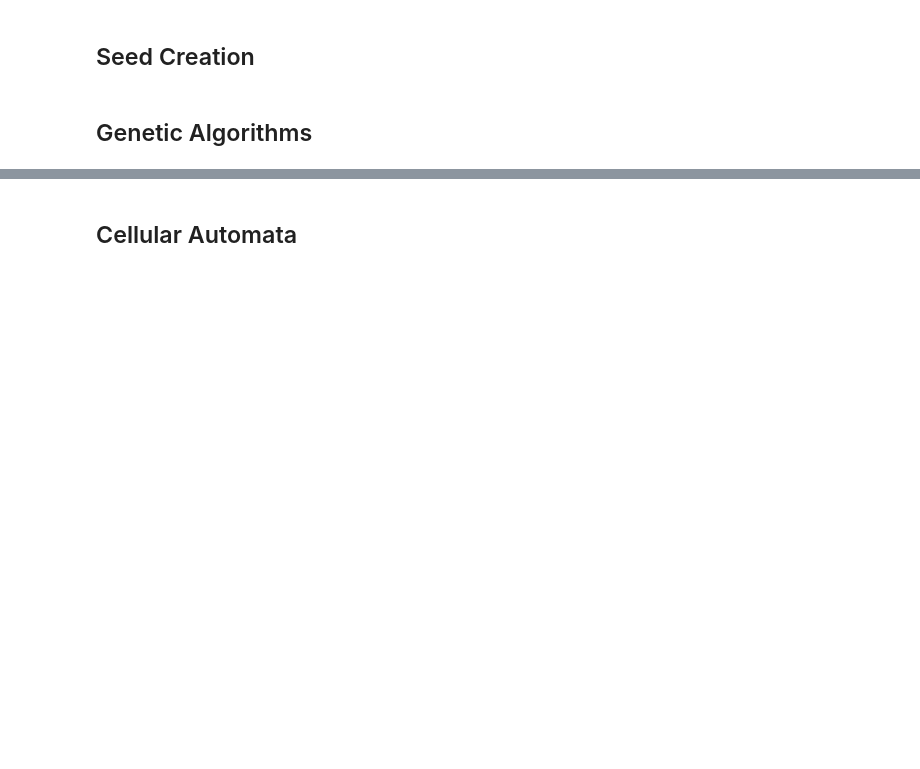
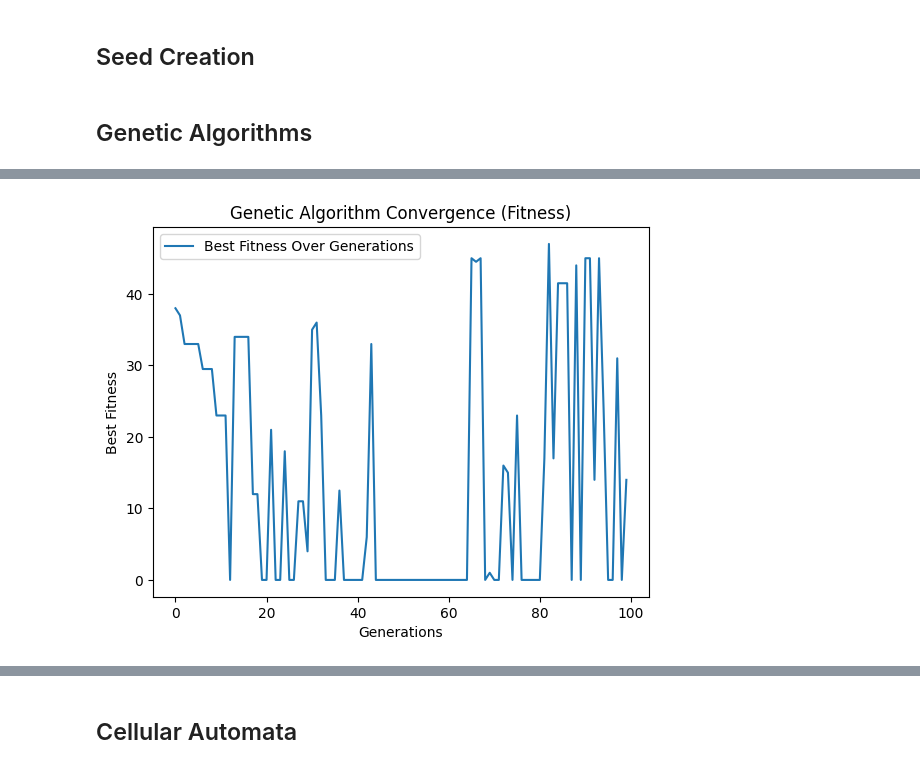
Before and after one commit to Emir515/Self-Organizing-Systems-Assignment-1, a Jupyter notebook: Self_organized_system_CS.ipynb, the cells around one changed output, grey strips where cells are left out. Cells and saved outputs as stored; diff of their text form; code cells hidden in the pictures; blank space fills up the shorter version.

Commit message:
GA, CA, and ACO algorithms added

```diff
--- a/Self_organized_system_CS.ipynb
+++ b/Self_organized_system_CS.ipynb
@@ -119,0 +144,82 @@ Best Score (Demand Fulfillment - Waste): 35
+# %%
+# Measure runtime for different population sizes
+pop_sizes = [50, 100, 200]  # Example population sizes
+num_generations = 100  # Fixed number of generations
+genetic_results = []
+
+for pop_size in pop_sizes:
+    start_time = time.time()
+    best_solution, best_fitness = genetic_algorithm(data, pop_size, num_generations)
+    end_time = time.time()
+    runtime = end_time - start_time
+    genetic_results.append({
+        'Population Size': pop_size,
+        'Runtime (s)': runtime,
+        'Best Solution': best_solution,
+        'Best Fitness': best_fitness
+    })
+
+# Display results for runtime comparison in Genetic Algorithm
+for result in genetic_results:
+    print(f"Population Size: {result['Population Size']}, Runtime: {result['Runtime (s)']}s, Best Solution: {result['Best Solution']}, Best Fitness: {result['Best Fitness']}")
+
+# Convergence tracking for a fixed population size
+pop_size = 100  # Choose one population size for detailed analysis
+fitness_over_generations = []
+fulfillment_over_generations = []
+waste_over_generations = []
+
+# Initialize population and run GA, tracking fulfillment and waste over generations
+population = initialize_population(pop_size, data['demand_lengths'], data['stock_length'])
+
+for generation in range(num_generations):
+    fitness_scores = [fitness(individual, data['demand_lengths'], data['demand_quantities'], data['stock_length']) for individual in population]
+
+    # Record best fitness and fulfillment in the current generation
+    best_individual = max(population, key=lambda ind: fitness(ind, data['demand_lengths'], data['demand_quantities'], data['stock_length']))
+    best_fitness = fitness(best_individual, data['demand_lengths'], data['demand_quantities'], data['stock_length'])
+    fitness_over_generations.append(best_fitness)
+
+    # Calculate fulfillment and waste based on best individual
+    total_used = sum([ind * length for ind, length in zip(best_individual, data['demand_lengths'])])
+    total_waste = max(0, data['stock_length'] - total_used)
+    total_fulfillment = [min(best_individual[i], data['demand_quantities'][i]) for i in range(len(data['demand_lengths']))]
+    fulfillment_over_generations.append(sum(total_fulfillment))
+    waste_over_generations.append(total_waste)
+
+    # Update population for the next generation
+    new_population = []
+    for _ in range(pop_size // 2):
+        parent1 = selection(population, fitness_scores)
+        parent2 = selection(population, fitness_scores)
+        child1, child2 = crossover(parent1, parent2)
+        mutate(child1, data['demand_lengths'], data['stock_length'])
+        mutate(child2, data['demand_lengths'], data['stock_length'])
+        new_population.extend([child1, child2])
+    population = new_population
+
+# Plot fitness, fulfillment, and waste over generations
+plt.figure()
+plt.plot(range(num_generations), fitness_over_generations, label="Best Fitness Over Generations")
+plt.xlabel("Generations")
+plt.ylabel("Best Fitness")
+plt.title("Genetic Algorithm Convergence (Fitness)")
+plt.legend()
+plt.show()
+
+plt.figure()
+plt.plot(range(num_generations), fulfillment_over_generations, label="Fulfillment Over Generations")
+plt.xlabel("Generations")
+plt.ylabel("Total Fulfillment")
+plt.title("Genetic Algorithm Convergence (Fulfillment)")
+plt.legend()
+plt.show()
+
+plt.figure()
+plt.plot(range(num_generations), waste_over_generations, label="Waste Over Generations")
+plt.xlabel("Generations")
+plt.ylabel("Total Waste")
+plt.title("Genetic Algorithm Convergence (Waste)")
+plt.legend()
+plt.show()
+# %% [output]
@@ -119,0 +229 @@ Best Score (Demand Fulfillment - Waste): 35
+[figure, added]
```
Also changed, not shown: parts of 12 cells of this notebook.
